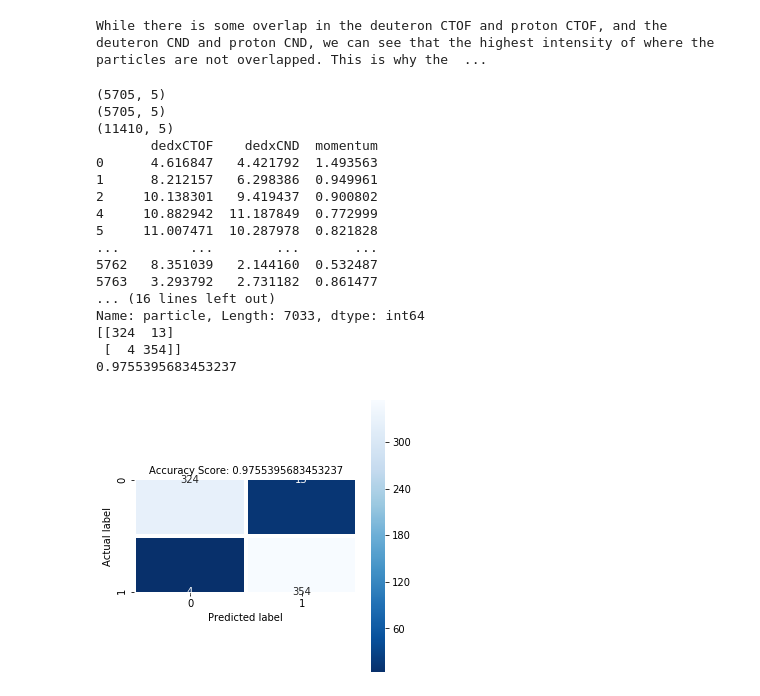
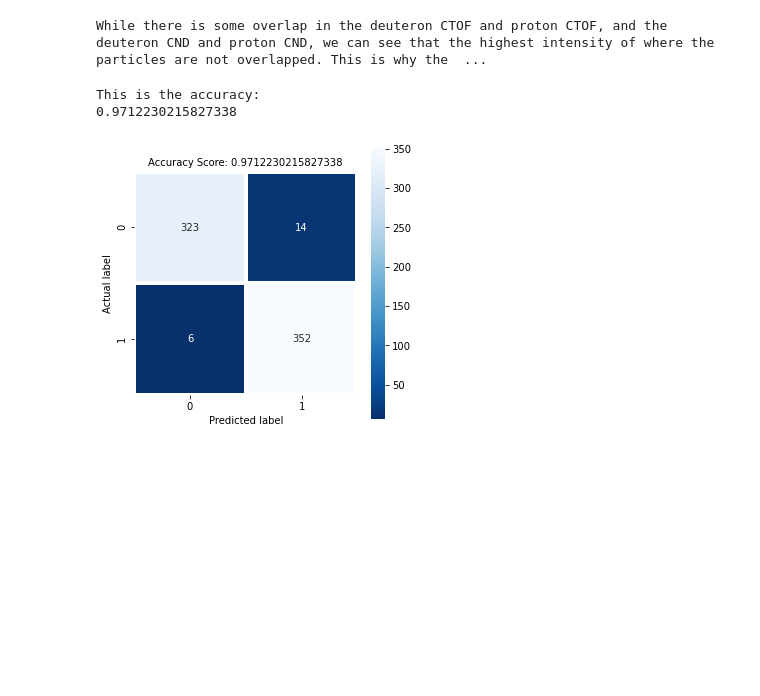
Before and after one commit to nrichardson1222/ML_Particle_Identification, a Jupyter notebook: FinalProject.ipynb, the cells around one changed output. Drawn from its saved outputs; the diff is of its cells as text; code cells hidden in the pictures; blank space fills up the shorter version.

```diff
--- a/FinalProject.ipynb
+++ b/FinalProject.ipynb
@@ -201,33 +201,33 @@ import matplotlib.pyplot as plt
 from sklearn.neighbors import KNeighborsClassifier
 from sklearn import metrics
 from sklearn.preprocessing import StandardScaler
-
-
+import seaborn as sns
+"""
+This model is a KNN model
+I have two models: one with using CTOF and momentum as my features and another where I am using CTOF, CND and mometnum as features
+I used Standard Scaler which increased the accuracy by a few
+"""
 
 deuteron = pd.read_csv('Deuteron.csv',index_col=False)
 deuteron = deuteron.loc[(deuteron["dedxCTOF"] > 0) ]
 # deuteron = deuteron.loc[(deuteron["dedxCND"] > 0) ]
-print(deuteron.shape)
 proton = pd.read_csv('Proton.csv',index_col=False)
 proton = proton.loc[(proton["dedxCTOF"] > 0) ]
 # proton = proton.loc[(proton["dedxCND"] > 0) ]
 proton= proton.iloc[:5705,:]
-print(proton.shape)
 totalData = deuteron.append(proton)
 
-print(totalData.shape)
 
 
 
 totalData = totalData.drop('beta',1)
 # totalData = totalData.drop('dedxCND',1)
 totalData = totalData.loc[(totalData["dedxCND"] > 0) ]
-totalData.shape
 X = totalData.iloc[:, 0:3:1]
-print(X)
+
 
 y = totalData.iloc[:, -1]
-print(y)
+
 training_dataX = X.sample(frac=0.8, random_state=25)
 training_datay = y.sample(frac=0.8, random_state=25)
 testing_dataX = X.drop(training_dataX.index)
@@ -236,54 +236,38 @@ testing_datay = y.drop(training_datay.index)
 """
 Standard scaller start
 """
 
 scaler = StandardScaler()
 scaler.fit(training_dataX)
 
 
 training_dataX = scaler.transform(training_dataX)
 testing_dataX = scaler.transform(testing_dataX)
 
 """
 Standard scaller end
 """
 
-neigh = KNeighborsClassifier(n_neighbors=5)
+neigh = KNeighborsClassifier(n_neighbors=3)
 neigh.fit(training_dataX, training_datay)
 y_pred = neigh.predict(testing_dataX)
 
-
+print("This is the accuracy:")
 predictions = neigh.predict(testing_dataX)
 score = neigh.score(testing_dataX, testing_datay)
 cm = metrics.confusion_matrix(testing_datay, predictions)
-print(cm)
 plt.figure(figsize=(5,5))
 sns.heatmap(cm, annot=True, fmt=".0f", linewidths=3, square = True, cmap = 'Blues_r')
 plt.ylabel('Actual label')
 plt.xlabel('Predicted label')
 all_sample_title = 'Accuracy Score: {0}'.format(score)
 plt.title(all_sample_title, size = 10)
 
 print(metrics.accuracy_score(testing_datay,y_pred))
 # %% [output]
-(5705, 5)
-(5705, 5)
-(11410, 5)
-       dedxCTOF    dedxCND  momentum
-0      4.616847   4.421792  1.493563
-1      8.212157   6.298386  0.949961
-2     10.138301   9.419437  0.900802
-4     10.882942  11.187849  0.772999
-5     11.007471  10.287978  0.821828
-...         ...        ...       ...
-5762   8.351039   2.144160  0.532487
-5763   3.293792   2.731182  0.861477
-... (16 lines left out)
-Name: particle, Length: 7033, dtype: int64
-[[324  13]
- [  4 354]]
-0.9755395683453237
+This is the accuracy:
+0.9712230215827338
-[figure, old version]
+[figure, new version]
 # %%
 from sklearn.linear_model import LogisticRegression
 #this is the good one where I do logistic regression for the new data i got
```
Also changed, not shown: parts of 3 cells of this notebook.
